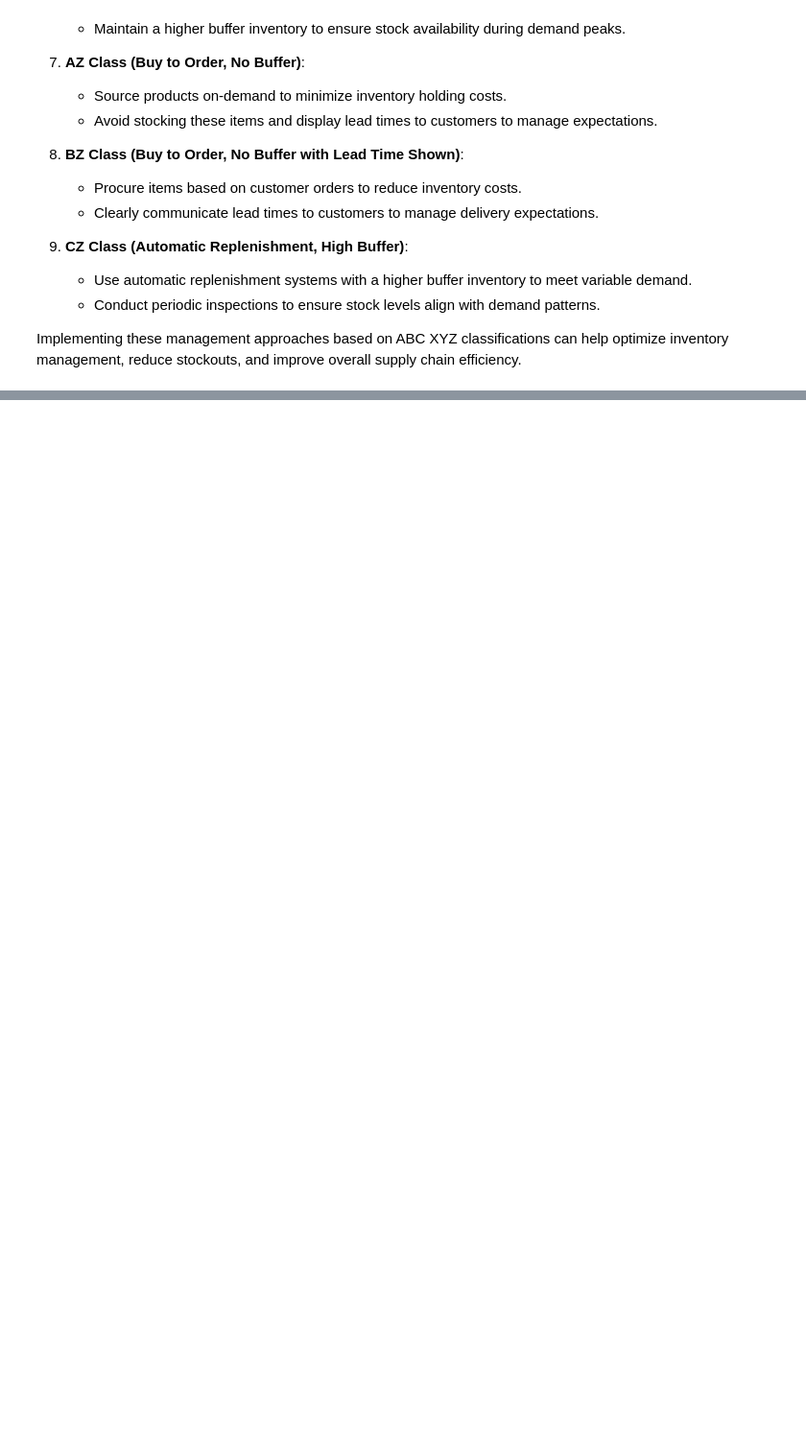
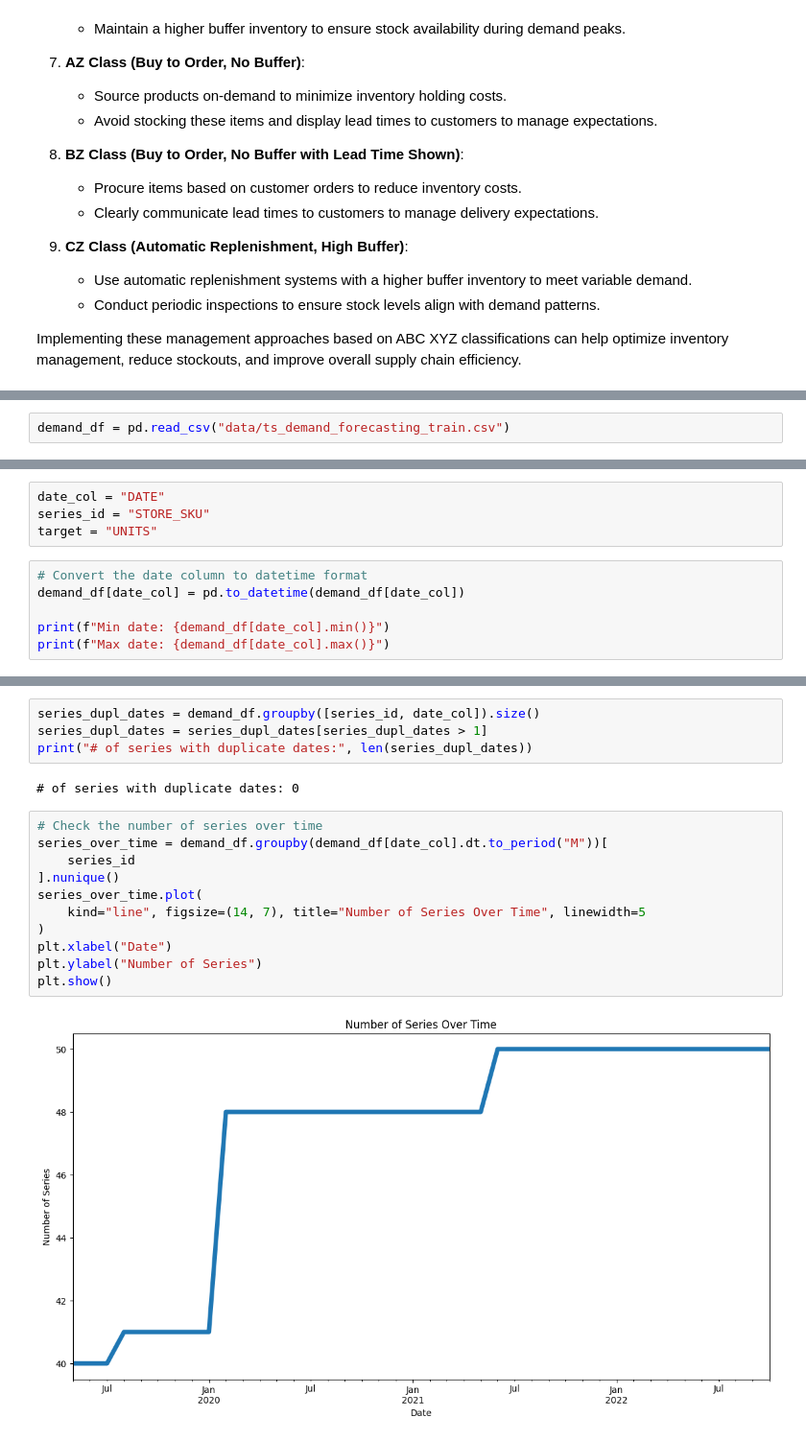
Before and after one commit to emirhansilsupur/supply-chain-analytics-forecasting, a Jupyter notebook: SC_Analytics_Forecasting.ipynb, the cells around one changed output, grey strips where cells are left out. Shown at 96% size. Cells and saved outputs as stored; diff of their text form; blank space fills up the shorter version.

Commit message:
demand forecasting preparation

```diff
--- a/SC_Analytics_Forecasting.ipynb
+++ b/SC_Analytics_Forecasting.ipynb
@@ -1486,0 +1520,2 @@ Implementing these management approaches based on ABC XYZ classifications can he
+# %%
+demand_df = pd.read_csv("data/ts_demand_forecasting_train.csv")
@@ -1486,0 +1558,10 @@ Implementing these management approaches based on ABC XYZ classifications can he
+# %%
+date_col = "DATE"
+series_id = "STORE_SKU"
+target = "UNITS"
+# %%
+# Convert the date column to datetime format
+demand_df[date_col] = pd.to_datetime(demand_df[date_col])
+
+print(f"Min date: {demand_df[date_col].min()}")
+print(f"Max date: {demand_df[date_col].max()}")
@@ -1486,0 +1571,19 @@ Implementing these management approaches based on ABC XYZ classifications can he
+# %%
+series_dupl_dates = demand_df.groupby([series_id, date_col]).size()
+series_dupl_dates = series_dupl_dates[series_dupl_dates > 1]
+print("# of series with duplicate dates:", len(series_dupl_dates))
+# %% [output]
+# of series with duplicate dates: 0
+# %%
+# Check the number of series over time
+series_over_time = demand_df.groupby(demand_df[date_col].dt.to_period("M"))[
+    series_id
+].nunique()
+series_over_time.plot(
+    kind="line", figsize=(14, 7), title="Number of Series Over Time", linewidth=5
+)
+plt.xlabel("Date")
+plt.ylabel("Number of Series")
+plt.show()
+# %% [output]
+[figure, added]
```
Also changed, not shown: parts of 20 cells of this notebook.
